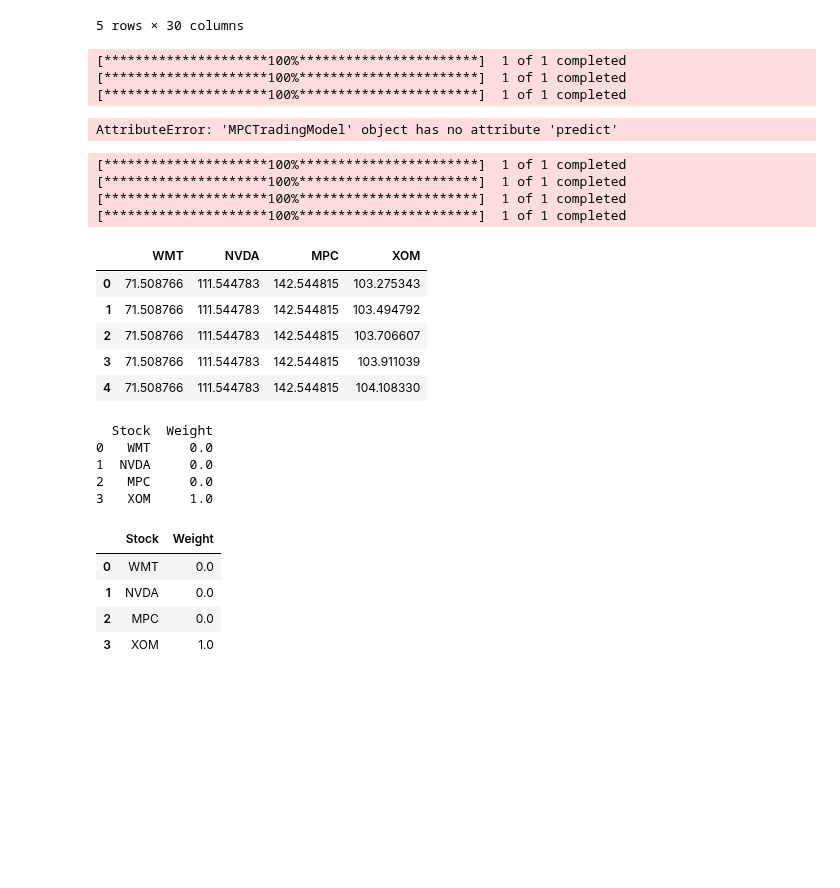
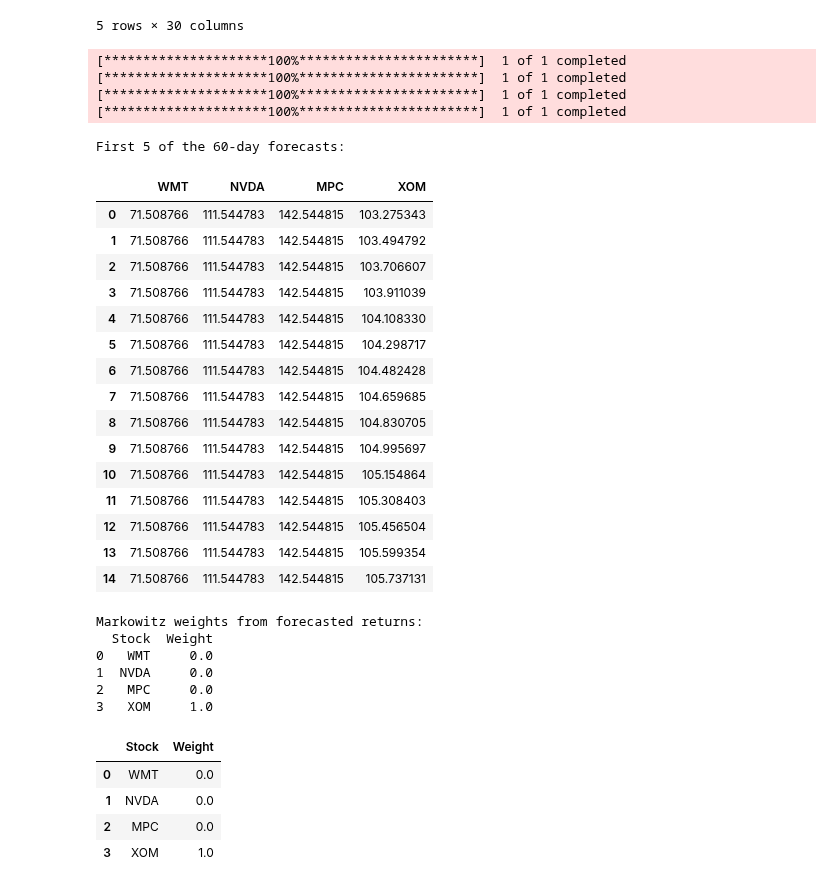
Before and after one commit to BSDSBA-JF/ML-II-Labs, a Jupyter notebook: 03/03-timeseries-lab/03_dynamic_markowitz.ipynb, the cells around one changed output. Drawn from its saved outputs; the diff is of its cells as text; code cells hidden in the pictures; blank space fills up the shorter version.

```diff
--- a/03/03-timeseries-lab/03_dynamic_markowitz.ipynb
+++ b/03/03-timeseries-lab/03_dynamic_markowitz.ipynb
@@ -231,39 +231,42 @@ def forecast_and_markowitz(as_of_date: str,
 
     return price_forecast_df, weights_df
 # %%
-# #forecast_df, weights = forecast_and_markowitz("2025-02-01")
-# forecast_df, weights = forecast_and_markowitz("2025-02-01")
+#forecast_df, weights = forecast_and_markowitz("2025-02-01")
+forecast_df, weights = forecast_and_markowitz("2025-02-01")
 
-# print("First 5 of the 60-day forecasts:")
-# display(forecast_df.head())
+print("First 5 of the 60-day forecasts:")
+display(forecast_df.head(15))
 
-# print("\nMarkowitz weights from forecasted returns:")
-# print(weights)
+print("\nMarkowitz weights from forecasted returns:")
+print(weights)
 # %% [output]
 [*********************100%***********************]  1 of 1 completed
 [*********************100%***********************]  1 of 1 completed
 [*********************100%***********************]  1 of 1 completed
+[*********************100%***********************]  1 of 1 completed
-AttributeError: 'MPCTradingModel' object has no attribute 'predict'
+First 5 of the 60-day forecasts:
+|  | WMT | NVDA | MPC | XOM |
+| 0 | 71.508766 | 111.544783 | 142.544815 | 103.275343 |
+| 1 | 71.508766 | 111.544783 | 142.544815 | 103.494792 |
+| 2 | 71.508766 | 111.544783 | 142.544815 | 103.706607 |
+| 3 | 71.508766 | 111.544783 | 142.544815 | 103.911039 |
+| 4 | 71.508766 | 111.544783 | 142.544815 | 104.108330 |
+| 5 | 71.508766 | 111.544783 | 142.544815 | 104.298717 |
+| 6 | 71.508766 | 111.544783 | 142.544815 | 104.482428 |
+| 7 | 71.508766 | 111.544783 | 142.544815 | 104.659685 |
+| 8 | 71.508766 | 111.544783 | 142.544815 | 104.830705 |
+| 9 | 71.508766 | 111.544783 | 142.544815 | 104.995697 |
+| 10 | 71.508766 | 111.544783 | 142.544815 | 105.154864 |
+| 11 | 71.508766 | 111.544783 | 142.544815 | 105.308403 |
+| 12 | 71.508766 | 111.544783 | 142.544815 | 105.456504 |
+| 13 | 71.508766 | 111.544783 | 142.544815 | 105.599354 |
+| 14 | 71.508766 | 111.544783 | 142.544815 | 105.737131 |
+Markowitz weights from forecasted returns:
+  Stock  Weight
+0   WMT     0.0
+1  NVDA     0.0
+2   MPC     0.0
+3   XOM     1.0
-# %%
-forecast_df, weights = forecast_and_markowitz("2025-02-01")
-display(forecast_df.head())
-print(weights)
-# %% [output]
-[*********************100%***********************]  1 of 1 completed
-[*********************100%***********************]  1 of 1 completed
-[*********************100%***********************]  1 of 1 completed
-[*********************100%***********************]  1 of 1 completed
-|  | WMT | NVDA | MPC | XOM |
-| 0 | 71.508766 | 111.544783 | 142.544815 | 103.275343 |
-| 1 | 71.508766 | 111.544783 | 142.544815 | 103.494792 |
-| 2 | 71.508766 | 111.544783 | 142.544815 | 103.706607 |
-| 3 | 71.508766 | 111.544783 | 142.544815 | 103.911039 |
-| 4 | 71.508766 | 111.544783 | 142.544815 | 104.108330 |
-  Stock  Weight
-0   WMT     0.0
-1  NVDA     0.0
-2   MPC     0.0
-3   XOM     1.0
 # %%
 mu = mean_historical_return(forecast_df, log_returns=True)
 Sigma = CovarianceShrinkage(forecast_df, log_returns=True).ledoit_wolf()
```
Also changed, not shown: parts of 2 cells of this notebook.
